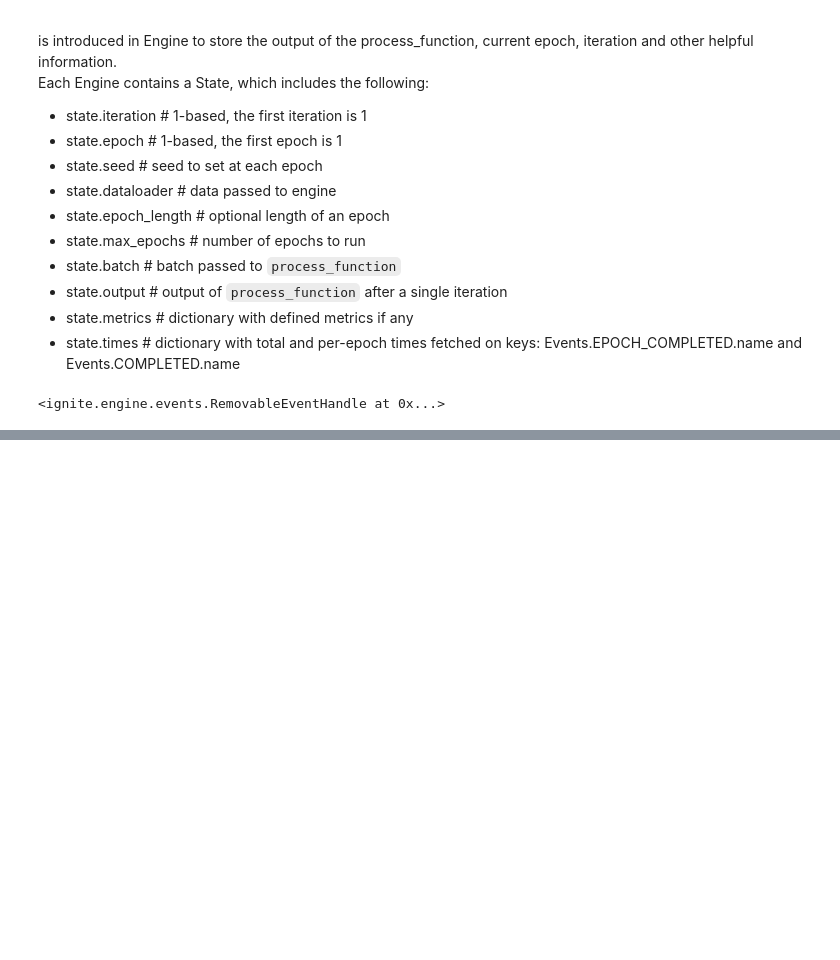
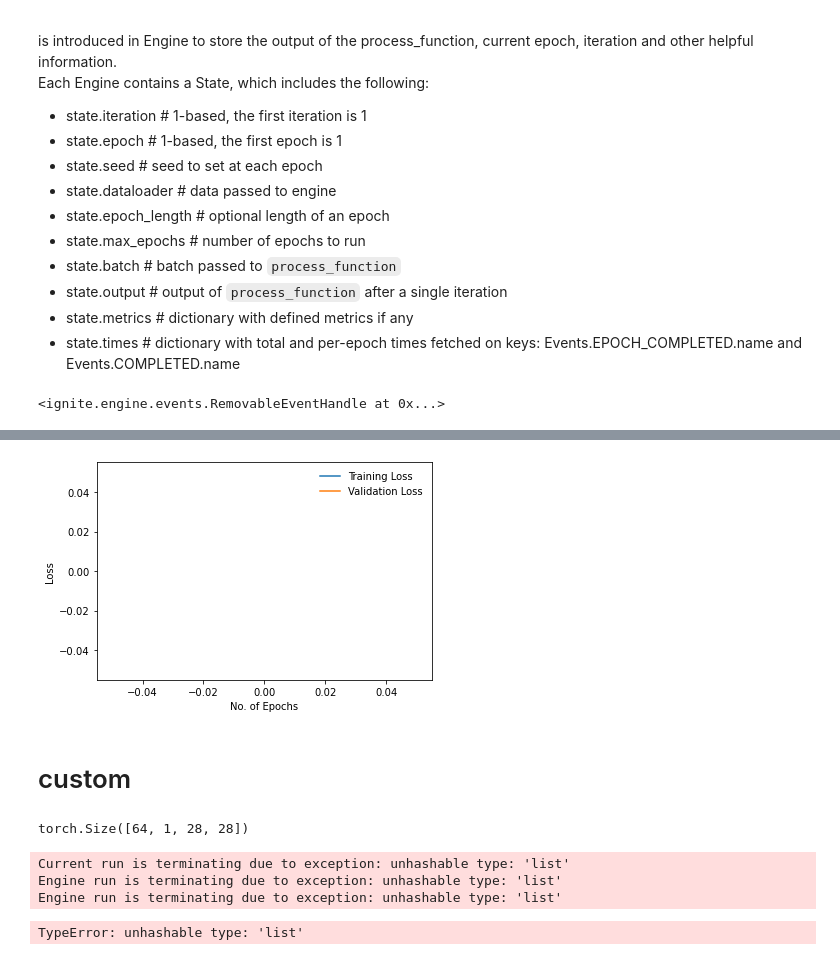
Before and after one commit to jihoon99/torch_study, a Jupyter notebook: torch_packages/ignite/ignite.ipynb, the cells around one changed output, grey strips where cells are left out. Drawn from its saved outputs; the diff is of its cells as text; code cells hidden in the pictures; blank space fills up the shorter version.

```diff
--- a/torch_packages/ignite/ignite.ipynb
+++ b/torch_packages/ignite/ignite.ipynb
@@ -386,0 +342,15 @@ last_epoch = []
+# %%
+plt.plot(training_history['loss'],label="Training Loss")
+plt.plot(validation_history['loss'],label="Validation Loss")
+plt.xlabel('No. of Epochs')
+plt.ylabel('Loss')
+plt.legend(frameon=False)
+plt.show()
+# %% [output]
+[figure, added]
+# %% [markdown]
+# custom
+# %%
+next(iter(train_loader))[0].shape
+# %% [output]
+torch.Size([64, 1, 28, 28])
@@ -386,0 +515,13 @@ last_epoch = []
+# %%
+mle_trainer.train(
+    cnn,
+    criterion,
+    optimizer,
+    train_loader = train_loader,
+    valid_loader = train_loader,
+    n_epochs = 2)
+# %% [output]
+Current run is terminating due to exception: unhashable type: 'list'
+Engine run is terminating due to exception: unhashable type: 'list'
+Engine run is terminating due to exception: unhashable type: 'list'
+TypeError: unhashable type: 'list'
```
Also changed, not shown: parts of 9 cells of this notebook.
